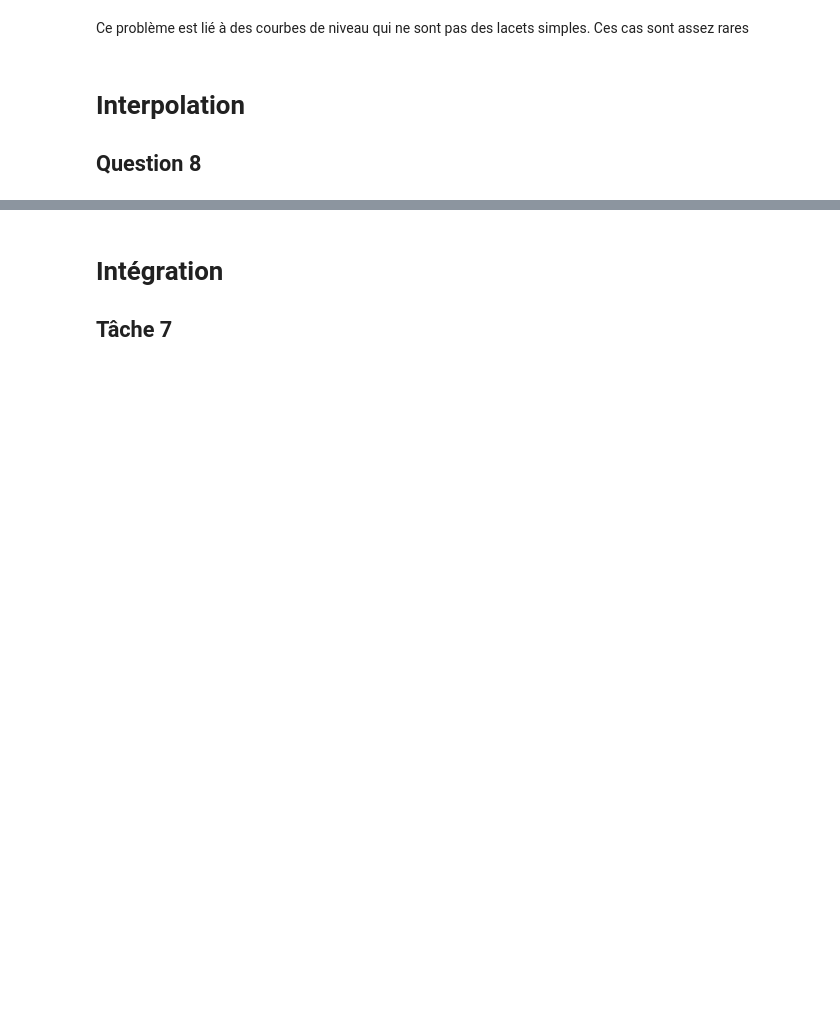
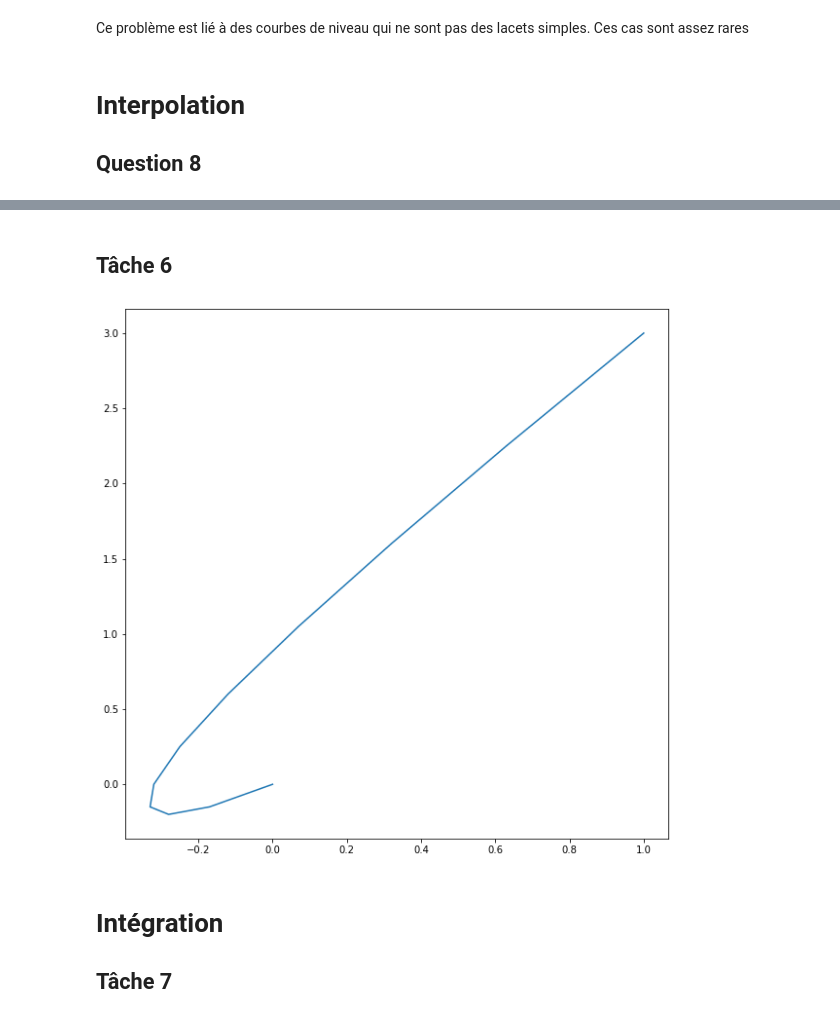
Before and after one commit to fllaser/projet-maths-diff, a Jupyter notebook: Rendu.ipynb, the cells around one changed output, grey strips where cells are left out. Cells and saved outputs as stored; diff of their text form; code cells hidden in the pictures; blank space fills up the shorter version.

Commit message:
tâche 6

```diff
--- a/Rendu.ipynb
+++ b/Rendu.ipynb
@@ -660,3 +621,36 @@ $
+# %% [markdown]
+## Tâche 6
+# %%
+
+def gamma(t,P1,P2,u1,u2):
+    x1,y1=P1
+    x2,y2=P2
+    a1,b1=u1
+    a2,b2=u2
+    detA=a1*b2-a2*b1
+    if detA==0:
+        return  [[T*(x2-x1)+x1 for T in t],[T*(y2-y1)+y1 for T in t]]
+    else:
+        lam=2*(b2*(x2-x1)-a2*(y2-y1))/detA
+        mu=2*(-b1*(x2-x1)+a1*(y2-y1))/detA
+        a=x1
+        b=lam*a1
+        c=0.5*(mu*a2-lam*a1)
+        d=y1
+        e=lam*b1
+        f=0.5*(mu*b2-lam*b1)
+        return [[a+b*T+c*T**2 for T in t],[d+e*T+f*T**2 for T in t]]
+
+P1=[0,0]
+P2=[1,3]
+u1=[1,1]
+u2=[1,2]
+
+G=gamma([i*0.1 for i in range(11)],P1,P2,u1,u2)
+plt.plot(G[0],G[1])
+plt.show()
+# %% [output]
+[figure, added]
 # %% [markdown]
 # Intégration
 ## Tâche 7
```
Also changed, not shown: parts of 1 cell of this notebook.
